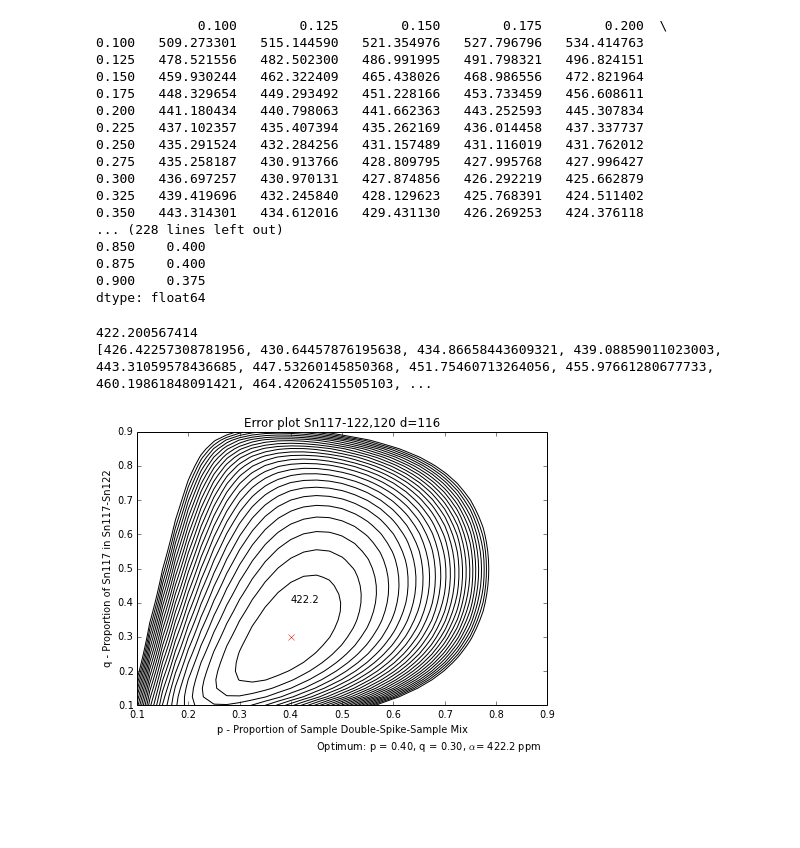
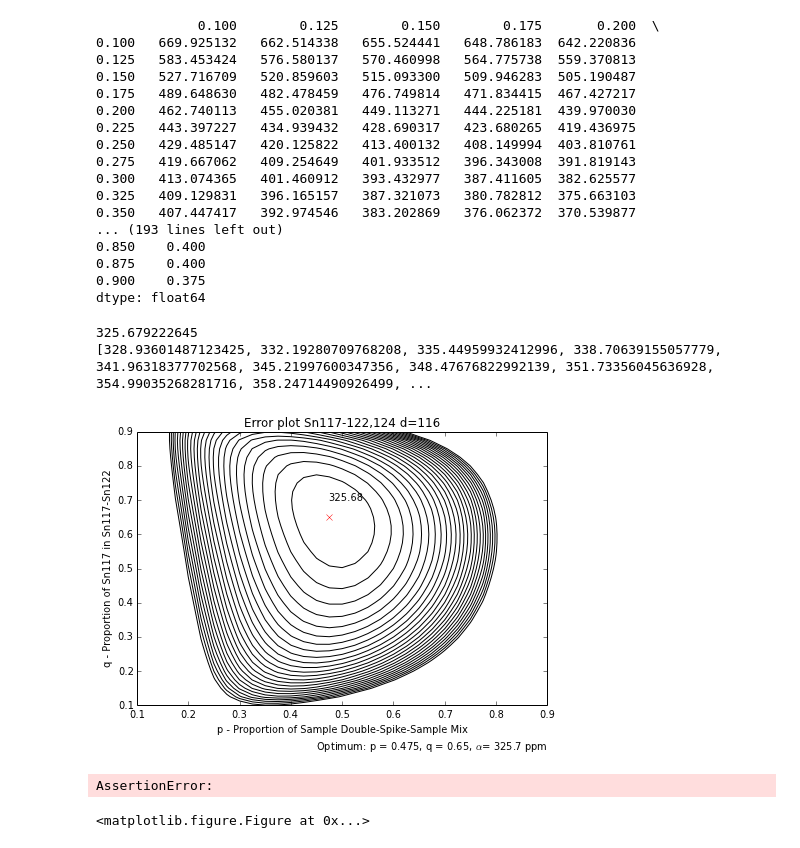
Before and after one commit to Marfster/Double_Spike_sim, a Jupyter notebook: Simulation DSpike, Contour Plot, Q-Var, P-Var.ipynb, the cells around one changed output. Saved outputs shown, nothing was run; the diff lists cells and outputs as text; code cells hidden in the pictures; blank space fills up the shorter version.

Commit message:
bugs removed: wrong isotope composition for spike calculated
-> Iso_properties: Abundances scaled to 1, when imported
-> Parameter: wrong abundance on 116Sn for spike122

```diff
--- a/Simulation DSpike, Contour Plot, Q-Var, P-Var.ipynb
+++ b/Simulation DSpike, Contour Plot, Q-Var, P-Var.ipynb
@@ -40,7 +35,7 @@ q_rang = np.linspace(0.1, 0.9, 33)
 z = collections.OrderedDict()
 for p in p_rang:
     counter = 0
-    sim1_q = spike_sim_q_range(q_rang,spike_112,spike_117,Sn_meas_obj,df_new,Sn_mass_obj,spike112_117_ls,p,fnat_sim,fins_sim,damp,3,6,-0.1,-2,'z')
+    sim1_q = spike_sim_q_range(q_rang,spike_117,spike_122,Sn_meas_obj,df_new,Sn_mass_obj,spike117_122_2_ls,p,fnat_sim,fins_sim,damp,3,6,-0.1,-2,'z')
     q_ls, z_ls = error_vs_q(sim1_q, 'z')
     z.update({p: collections.OrderedDict()})
     for q_value in q_ls:
@@ -48,29 +43,29 @@ for p in p_rang:
         counter+=1
 # %%
 # converts dictionary into dataframe with p (row) vs q (column)
-z_df_112_117 = pd.DataFrame.from_dict(z,"index")
-print z_df_112_117
-print z_df_112_117.min() # Minimum value for each q
-print z_df_112_117.idxmin() # Minimum index(p) for each q
-z_matrix_1 = z_df_112_117.as_matrix() # Matrix q vs p
+z_df_117_122_2 = pd.DataFrame.from_dict(z,"index")
+print z_df_117_122_2
+print z_df_117_122_2.min() # Minimum value for each q
+print z_df_117_122_2.idxmin() # Minimum index(p) for each q
+z_matrix_1 = z_df_117_122_2.as_matrix() # Matrix q vs p
 z_matrix_1 = z_matrix_1.transpose() # Returns array with axes transposed -> matrix p vs q
 mini = z_matrix_1.min() # absolute Minimum of matrix
 #db=shelve.open("df_d_120.dbm")
 #db["z_df_117_122_2"]=z_df_117_122_2
 # %% [output]
-             0.100        0.125        0.150        0.175        0.200  \
-0.100   509.273301   515.144590   521.354976   527.796796   534.414763
-0.125   478.521556   482.502300   486.991995   491.798321   496.824151
-0.150   459.930244   462.322409   465.438026   468.986556   472.821964
-0.175   448.329654   449.293492   451.228166   453.733459   456.608611
-0.200   441.180434   440.798063   441.662363   443.252593   445.307834
-0.225   437.102357   435.407394   435.262169   436.014458   437.337737
-0.250   435.291524   432.284256   431.157489   431.116019   431.762012
-0.275   435.258187   430.913766   428.809795   427.995768   427.996427
-0.300   436.697257   430.970131   427.874856   426.292219   425.662879
-0.325   439.419696   432.245840   428.129623   425.768391   424.511402
-0.350   443.314301   434.612016   429.431130   426.269253   424.376118
-... (228 lines left out)
+             0.100        0.125        0.150        0.175       0.200  \
+0.100   669.925132   662.514338   655.524441   648.786183  642.220836
+0.125   583.453424   576.580137   570.460998   564.775738  559.370813
+0.150   527.716709   520.859603   515.093300   509.946283  505.190487
+0.175   489.648630   482.478459   476.749814   471.834415  467.427217
+0.200   462.740113   455.020381   449.113271   444.225181  439.970030
+0.225   443.397227   434.939432   428.690317   423.680265  419.436975
+0.250   429.485147   420.125822   413.400132   408.149994  403.810761
+0.275   419.667062   409.254649   401.933512   396.343008  391.819143
+0.300   413.074365   401.460912   393.432977   387.411605  382.625577
+0.325   409.129831   396.165157   387.321073   380.782812  375.663103
+0.350   407.447417   392.974546   383.202869   376.062372  370.539877
+... (193 lines left out)
 0.850    0.400
 0.875    0.400
 0.900    0.375
@@ -84,21 +79,23 @@ for i in range(1, 26):
     contour_spacing.append(x)
 print contour_spacing
 # %% [output]
-422.200567414
-[426.42257308781956, 430.64457876195638, 434.86658443609321, 439.08859011023003, 443.31059578436685, 447.53260145850368, 451.75460713264056, 455.97661280677733, 460.19861848091421, 464.42062415505103, ...
+325.679222645
+[328.93601487123425, 332.19280709768208, 335.44959932412996, 338.70639155057779, 341.96318377702568, 345.21997600347356, 348.47676822992139, 351.73356045636928, 354.99035268281716, 358.24714490926499, ...
 # %%
 # Creates contour plot
 fig = pl.figure()
 pl.axes([0.025, 0.025, 0.95, 0.95])
 pl.contour(p_rang, q_rang, z_matrix_1, contour_spacing, colors='black', linewidth=.5)
 #pl.clabel(C, inline=1, fontsize=10)
 pl.xlabel('p - Proportion of Sample Double-Spike-Sample Mix')
-pl.ylabel('q - Proportion of Sn112 in Sn112-Sn117')
-pl.title('Error plot Sn112-117,124 d=116')
-pl.plot(0.4, 0.30, marker='x', color="red" ,ls='')
-pl.text(0.4, 0.4, str(np.round(mini,2)))
-pl.text(0.45, -0.03, 'Optimum: p = 0.40, q = 0.30, ' + r'$\alpha$' + '= 422.2 ppm')
+pl.ylabel('q - Proportion of Sn117 in Sn117-Sn122')
+pl.title('Error plot Sn117-122,124 d=116')
+pl.plot(0.475, 0.65, marker='x', color="red" ,ls='')
+pl.text(0.475, 0.7, str(np.round(mini,2)))
+pl.text(0.45, -0.03, 'Optimum: p = 0.475, q = 0.65, ' + r'$\alpha$' + '= 325.7 ppm')
 show(fig)
-pl.savefig(path+'/Spike_Sim/'+"Spike_Sim112_117,124_Error_contour.pdf", bbox_inches='tight', pad_inches=0.1)
+pl.savefig(path+'/Spike_Sim/'+"Spike_Sim117_122,124_Error_contour.pdf", bbox_inches='tight', pad_inches=0.1)
 # %% [output]
-[figure, old version]
+[figure, new version]
+AssertionError:
+<matplotlib.figure.Figure at 0x...>
```
Also changed, not shown: parts of 2 cells of this notebook, 5 other files.
